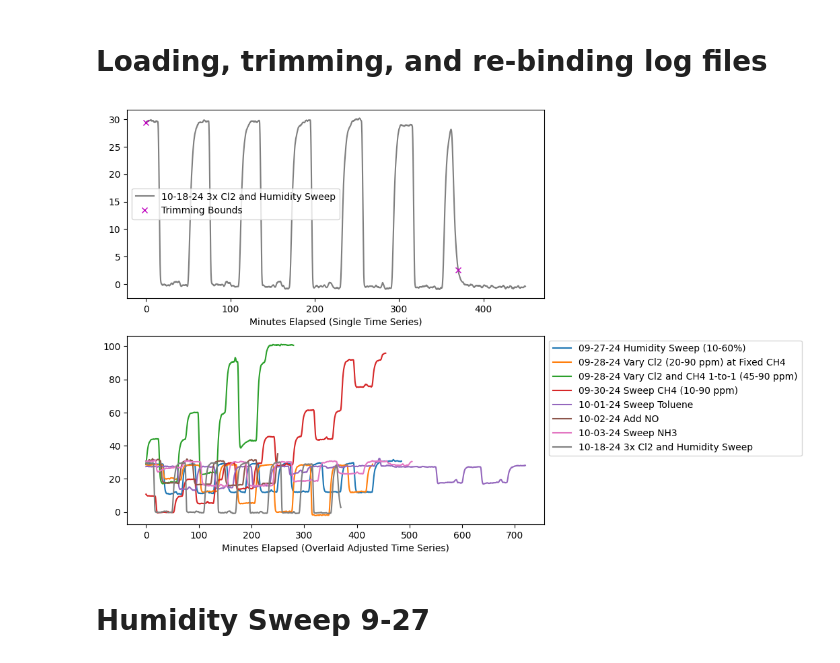
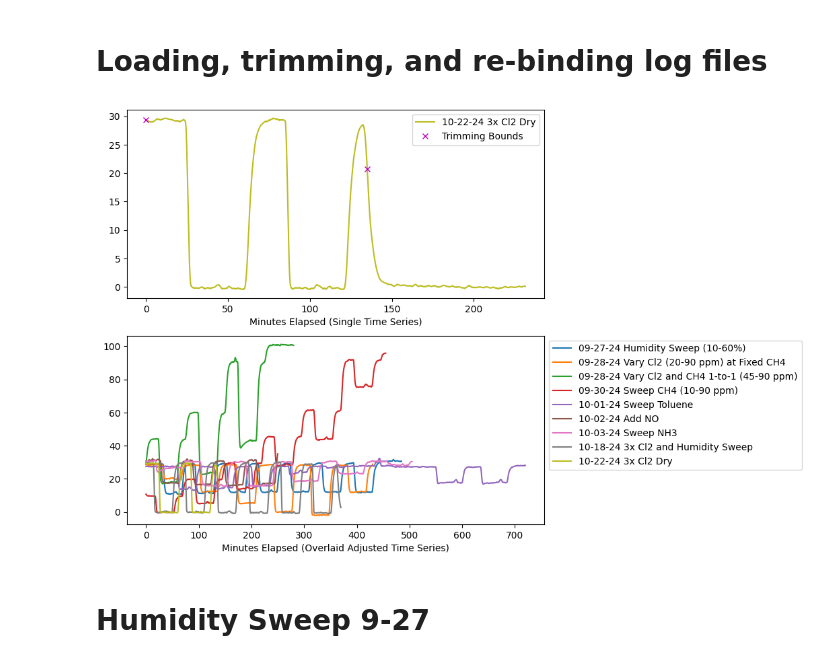
Before and after one commit to richardsrandall/Fall-2024-Cl2, a Jupyter notebook: 09-29 Cl2 Campaign Redo 1/09-29_process_cl2_data.ipynb, the cells around one changed output. Saved outputs shown, nothing was run; the diff lists cells and outputs as text; code cells hidden in the pictures.

Commit message:
Processed 3xCl2 dry trial
And added feature to provide a correction factor for the Cl2 node

```diff
--- a/09-29 Cl2 Campaign Redo 1/09-29_process_cl2_data.ipynb
+++ b/09-29 Cl2 Campaign Redo 1/09-29_process_cl2_data.ipynb
@@ -9,23 +9,27 @@ sys.path.append('../_shared_packages')
 import process_cl2_logfile as process_cl2#This underline us unavoidable
 importlib.reload(process_cl2)
 
-# Load the file...
-info = (('data/09_27_humidity_sweep_log.csv','09-27-24 Humidity Sweep (10-60%)','data/09-27_ftir.prn'),
-        ('data/09_28_cl2_sweeps_log.csv','09-28-24 Vary Cl2 (20-90 ppm) at Fixed CH4','data/09-28_ftir.prn'),
-        ('data/09_28_cl2_sweeps_log.csv','09-28-24 Vary Cl2 and CH4 1-to-1 (45-90 ppm)','data/09-28_ftir.prn'),
-        ('data/09-30_ch4_sweep_log.csv','09-30-24 Sweep CH4 (10-90 ppm)','data/09-30_ftir_1.prn'),
-        ('data/10-01-24_toluene.csv','10-01-24 Sweep Toluene','data/10-01_ftir.prn'),
-        ('data/10-02_NO_test.csv','10-02-24 Add NO','data/10-02_ftir.prn'),
-        ('data/10-03_nh3_sweep.csv','10-03-24 Sweep NH3','data/10-03_ftir.prn'),
-        ('data/10-18_3xCl2_humidity_sweep_log.csv','10-18-24 3x Cl2 and Humidity Sweep','data/10-18_ftir.prn'),
+# Load the file... (path,exp_name,ftir_path,Cl2nodeCorrectionFactor)
+info = (('data/09_27_humidity_sweep_log.csv','09-27-24 Humidity Sweep (10-60%)','data/09-27_ftir.prn',1),
+        ('data/09_28_cl2_sweeps_log.csv','09-28-24 Vary Cl2 (20-90 ppm) at Fixed CH4','data/09-28_ftir.prn',1),
+        ('data/09_28_cl2_sweeps_log.csv','09-28-24 Vary Cl2 and CH4 1-to-1 (45-90 ppm)','data/09-28_ftir.prn',1),
+        ('data/09-30_ch4_sweep_log.csv','09-30-24 Sweep CH4 (10-90 ppm)','data/09-30_ftir_1.prn',1),
+        ('data/10-01-24_toluene.csv','10-01-24 Sweep Toluene','data/10-01_ftir.prn',1),
+        ('data/10-02_NO_test.csv','10-02-24 Add NO','data/10-02_ftir.prn',1),
+        ('data/10-03_nh3_sweep.csv','10-03-24 Sweep NH3','data/10-03_ftir.prn',1),
+        ('data/10-18_3xCl2_humidity_sweep_log.csv','10-18-24 3x Cl2 and Humidity Sweep','data/10-18_ftir.prn',162/183), # 162 corresponds to 90 ppm; 183 was actual span
+        ('data/10-22_3xCl2_dry_log.csv','10-22-24 3x Cl2 Dry','data/10-22_ftir.prn',162/176), # 162 corresponds to 90 ppm; 176 was actual span
         )
 hush=True
 raw_data = process_cl2.extract_data([i[:2] for i in info],hush)
+for i in info: # Apply the Cl2 node correction factor
+    (path,exp_name,ftir_path,Cl2nodeCorrectionFactor)=i
+    raw_data[exp_name]['Cl2 LabJack: Cl2 Node A (mV)'] = Cl2nodeCorrectionFactor * raw_data[exp_name]['Cl2 LabJack: Cl2 Node A (mV)']
 ftir_fields_to_rebind = (('CH4 (PF) 191c average','FTIR: CH4 (ppm)'),('CO2 ppm 191c average','FTIR: CO2 (ppm)'),
                          ('CO ppm 191C (1of2) average','FTIR: CO (ppm)'),('Formaldehyde 191c average','FTIR: CH2O (ppm)'),)
 for i in info:
     if len(i)>2:
-        (path,exp_name,ftir_path)=i
+        (path,exp_name,ftir_path,Cl2nodeCorrectionFactor)=i
         process_cl2.rebind_ftir_prn(raw_data[exp_name],ftir_path,ftir_fields_to_rebind,hush)
 
 for df in raw_data.values():
@@ -38,23 +42,24 @@ pass
 # %%
 #@np.vectorize
 def calibrate_cl2(mv):
     return (mv-43.5)*30/(83-43.5)
 
 importlib.reload(process_cl2)
 trim_params=((15,500),
              (10,440),
              (440,720),
              (165,620),
              (100,820),
              (20,270),
              (10,515),
              (0,370),
+             (0,135),
              )
 (data,ax1,ax2) = process_cl2.trim_dataframes(raw_data,trim_params,
-                                   plot=True,which_field='FTIR: CH4 (ppm)',which_df=7)
+                                   plot=True,which_field='FTIR: CH4 (ppm)',which_df=8)
 rf = process_cl2.RemovalFinder(data,"09-29_cl2_campaign_after_mfc_zero")
 # %% [output]
-[figure, old version]
+[figure, new version]
 # %% [markdown]
 <h1> Humidity Sweep 9-27 </h1>
 # %%
```
Also changed, not shown: parts of 4 cells of this notebook, 5 other files.
